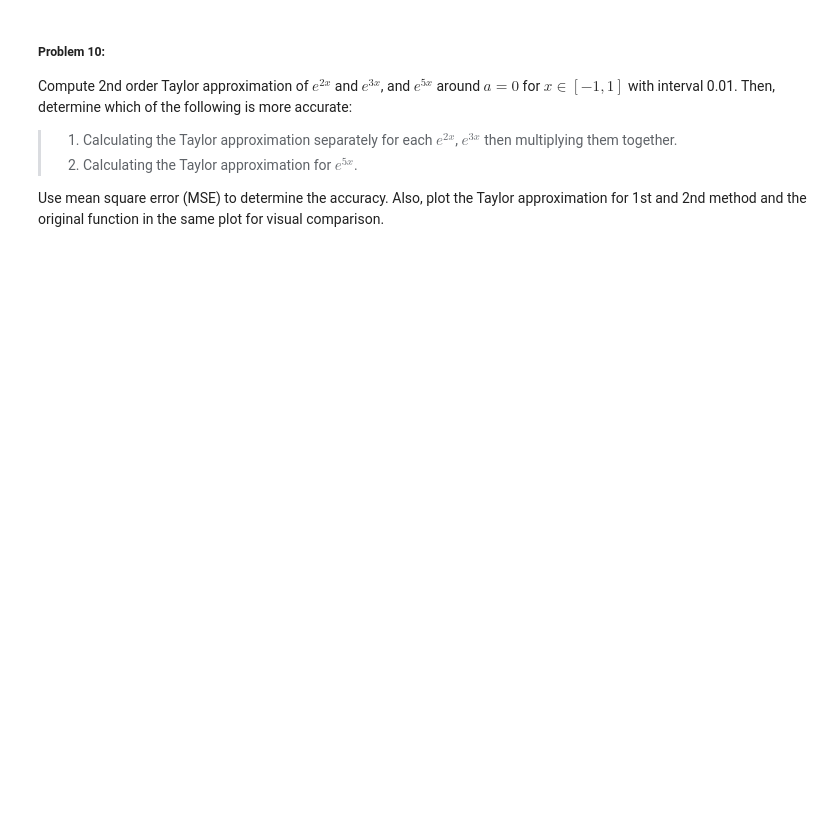
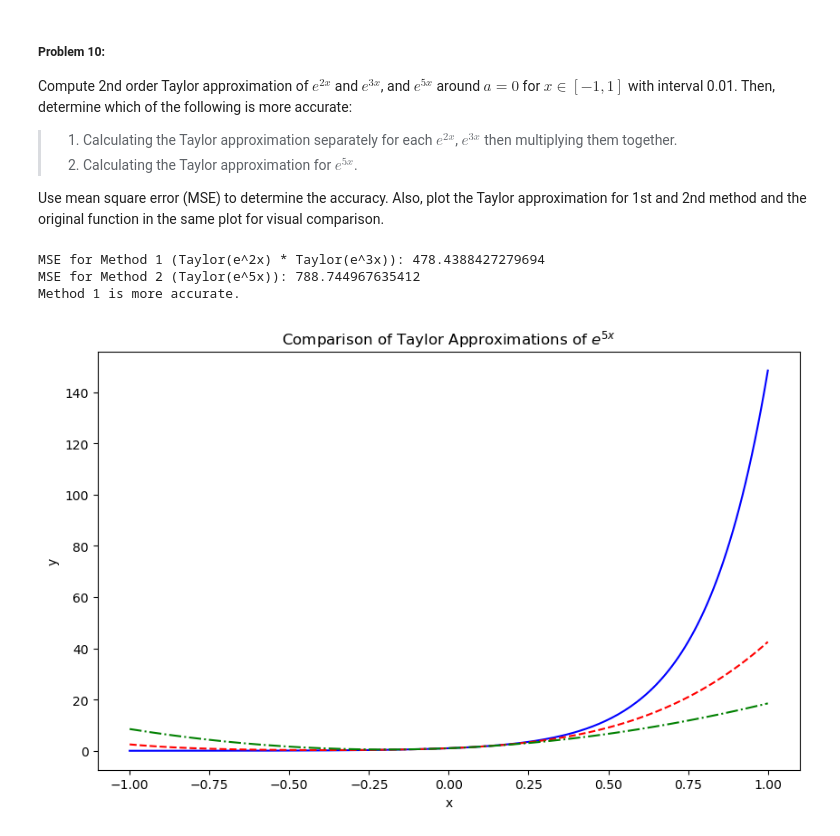
Before and after one commit to SajidurRahmancode/Python_Problem_Solves, a Jupyter notebook: Ans_of_Lab_Assignment_01.ipynb, the cells around one changed output. Cells and saved outputs as stored; diff of their text form; code cells hidden in the pictures; blank space fills up the shorter version.

```diff
--- a/Ans_of_Lab_Assignment_01.ipynb
+++ b/Ans_of_Lab_Assignment_01.ipynb
@@ -211,0 +251,43 @@ Use mean square error (MSE) to determine the accuracy. Also, plot the Taylor app
+# %%
+# Write your code here
+def taylor_approx_exp(k, x):
+  return 1 + k*x + (k*x)**2 / 2
+
+x_values = np.arange(-1, 1 + 0.01, 0.01)
+
+original_exp_2x = np.exp(2 * x_values)
+original_exp_3x = np.exp(3 * x_values)
+original_exp_5x = np.exp(5 * x_values)
+
+taylor_exp_2x = taylor_approx_exp(2, x_values)
+taylor_exp_3x = taylor_approx_exp(3, x_values)
+method1_approx = taylor_exp_2x * taylor_exp_3x
+
+method2_approx = taylor_approx_exp(5, x_values)
+
+mse_method1 = np.mean((method1_approx - original_exp_5x)**2)
+mse_method2 = np.mean((method2_approx - original_exp_5x)**2)
+
+print(f"MSE for Method 1 (Taylor(e^2x) * Taylor(e^3x)): {mse_method1}")
+print(f"MSE for Method 2 (Taylor(e^5x)): {mse_method2}")
+
+if mse_method1 < mse_method2:
+  print("Method 1 is more accurate.")
+elif mse_method2 < mse_method1:
+  print("Method 2 is more accurate.")
+else:
+  print("Both methods have similar accuracy.")
+
+plt.figure(figsize=(10, 6))
+plt.plot(x_values, original_exp_5x, label='$e^{5x}$ (Original)', color='blue')
+plt.plot(x_values, method1_approx, label='Method 1 (Taylor($e^{2x}$) * Taylor($e^{3x}$))', color='red', linestyle='--')
+plt.plot(x_values, method2_approx, label='Method 2 (Taylor($e^{5x}$))', color='green', linestyle='-.')
+plt.xlabel('x')
+plt.ylabel('y')
+plt.title('Comparison of Taylor Approximations of $e^{5x}$')
+plt.show()
+# %% [output]
+MSE for Method 1 (Taylor(e^2x) * Taylor(e^3x)): 478.4388427279694
+MSE for Method 2 (Taylor(e^5x)): 788.744967635412
+Method 1 is more accurate.
+[figure, added]
```
Also changed, not shown: parts of 8 cells of this notebook, 5 other files.
